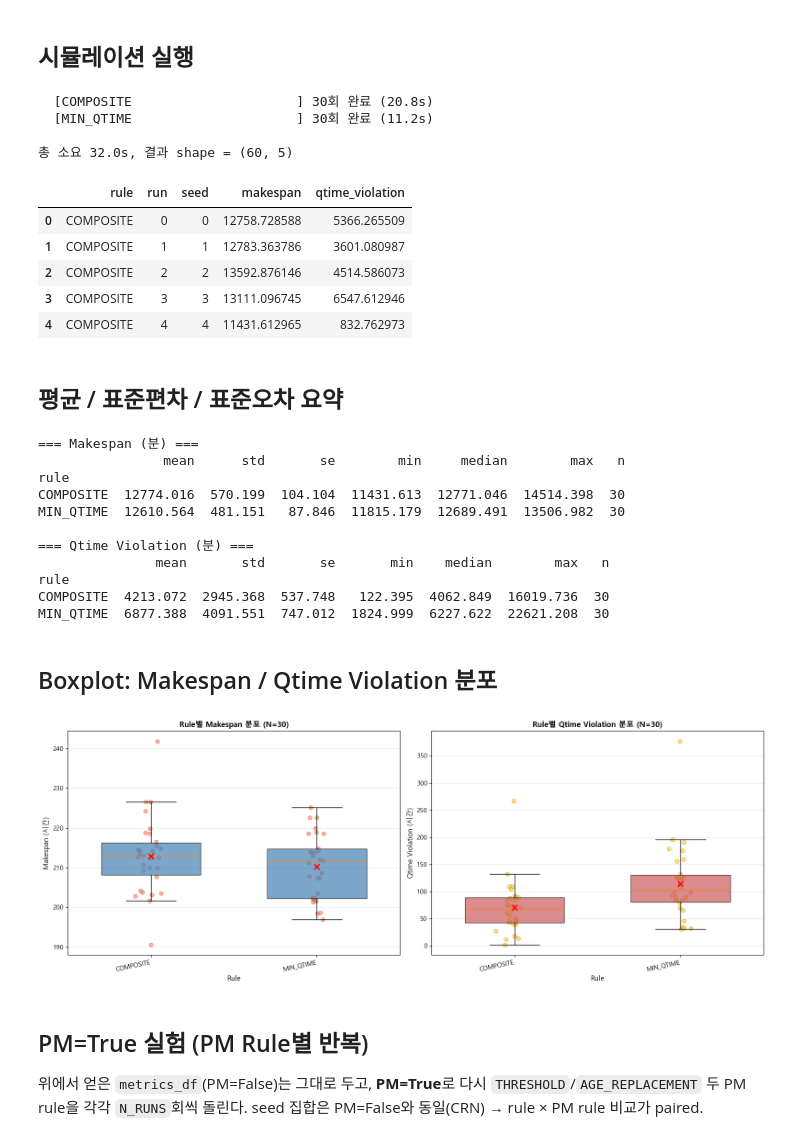
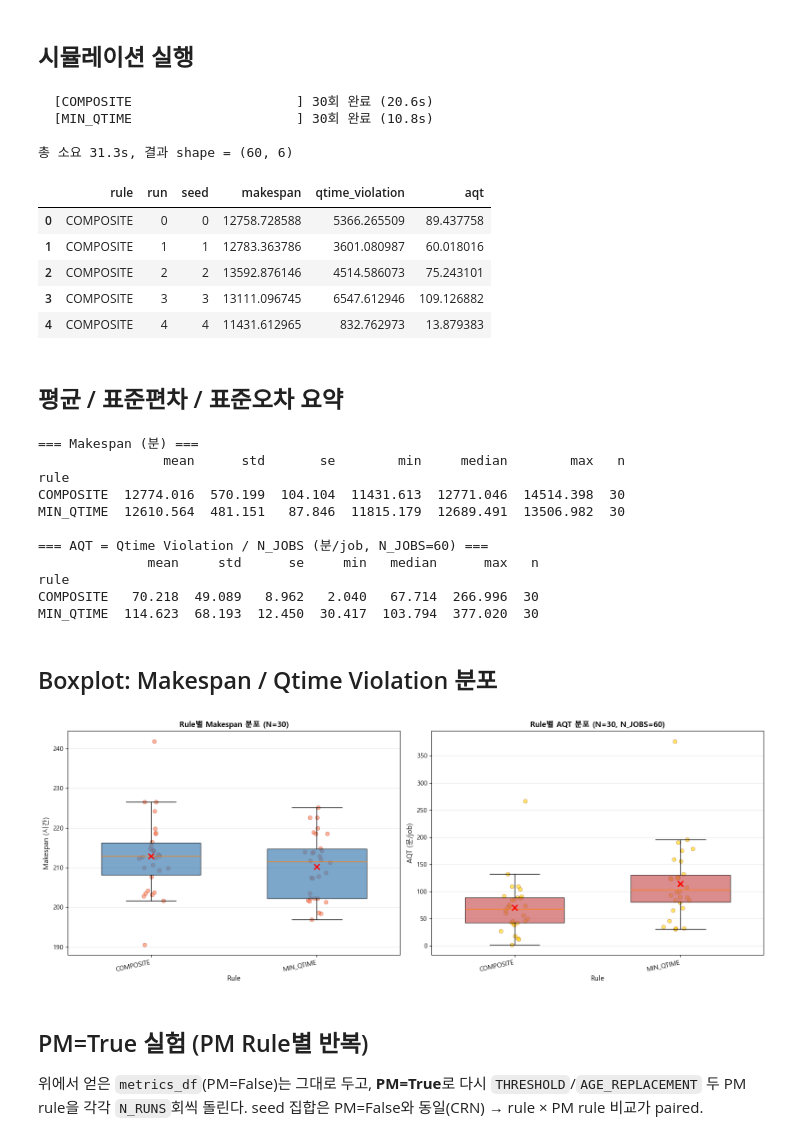
Before and after one commit to cryscham123/simulation_homework, a Jupyter notebook: result_test.ipynb, the cells around one changed output. Cells and saved outputs as stored; diff of their text form; code cells hidden in the pictures.

```diff
--- a/result_test.ipynb
+++ b/result_test.ipynb
@@ -56,6 +56,12 @@ from simulation.priority import set_transition_risk_table
 data_loader = DataLoader(BASE_DATA_PATH)
 data = data_loader.load_all_data()
 print(f"Jobs: {len(data['jobs'])} / Operations: {len(data['operations'])} / Machines: {len(data['machines'])}")
+
+# AQT 분모: data schema 기반 job 수 (grid_search / saa_evaluator와 동일 규약)
+N_JOBS = int(len(data['jobs']))
+if N_JOBS <= 0:
+    raise ValueError("data['jobs']가 비어 있어 AQT 분모를 만들 수 없다.")
+print(f"N_JOBS (AQT 분모) = {N_JOBS}")
 
 # transition 위험 테이블 로드 (없으면 γ 항 무효)
 RISK_CACHE = os.path.join('tuning', 'transition_risk.json')
@@ -116,6 +123,7 @@ def run_simulation(job_rule, composite_w, seed):
     """단일 시뮬레이션 실행 → (makespan, qtime_violation_total, transition_dict).
 
     transition_dict: {'G1->G3': violation_minutes, ...}
+    qtime_violation_total은 분 단위 총합. AQT는 호출부에서 N_JOBS로 나눠 사용.
     """
     os.environ['JOB_RULE'] = job_rule
     if job_rule == 'COMPOSITE':
@@ -166,7 +174,8 @@ for label, job_rule, composite_w in RULES:
             'run': i,
             'seed': seed,
             'makespan': mk,
-            'qtime_violation': qv,
+            'qtime_violation': qv,      # 분, 총합 (transition 분해 등 raw용)
+            'aqt': qv / N_JOBS,         # 분/job, 목적함수 단위
         })
         for trans, vio in td.items():
             records_trans.append({
@@ -184,16 +193,16 @@ metrics_trans_off = pd.DataFrame(records_trans)
 print(f"\n총 소요 {time.time()-t_start:.1f}s, 결과 shape = {metrics_df.shape}")
 metrics_df.head()
 # %% [output]
-  [COMPOSITE                     ] 30회 완료 (20.8s)
-  [MIN_QTIME                     ] 30회 완료 (11.2s)
+  [COMPOSITE                     ] 30회 완료 (20.6s)
+  [MIN_QTIME                     ] 30회 완료 (10.8s)
 
-총 소요 32.0s, 결과 shape = (60, 5)
+총 소요 31.3s, 결과 shape = (60, 6)
-|  | rule | run | seed | makespan | qtime_violation |
-| 0 | COMPOSITE | 0 | 0 | 12758.728588 | 5366.265509 |
-| 1 | COMPOSITE | 1 | 1 | 12783.363786 | 3601.080987 |
-| 2 | COMPOSITE | 2 | 2 | 13592.876146 | 4514.586073 |
-| 3 | COMPOSITE | 3 | 3 | 13111.096745 | 6547.612946 |
-| 4 | COMPOSITE | 4 | 4 | 11431.612965 | 832.762973 |
+|  | rule | run | seed | makespan | qtime_violation | aqt |
+| 0 | COMPOSITE | 0 | 0 | 12758.728588 | 5366.265509 | 89.437758 |
+| 1 | COMPOSITE | 1 | 1 | 12783.363786 | 3601.080987 | 60.018016 |
+| 2 | COMPOSITE | 2 | 2 | 13592.876146 | 4514.586073 | 75.243101 |
+| 3 | COMPOSITE | 3 | 3 | 13111.096745 | 6547.612946 | 109.126882 |
+| 4 | COMPOSITE | 4 | 4 | 11431.612965 | 832.762973 | 13.879383 |
 # %% [markdown]
 ## 평균 / 표준편차 / 표준오차 요약
 # %%
@@ -213,12 +222,12 @@ def _summarize(df, col):
     return out.reindex(order)
 
 summary_makespan = _summarize(metrics_df, 'makespan')
-summary_qv       = _summarize(metrics_df, 'qtime_violation')
+summary_aqt      = _summarize(metrics_df, 'aqt')
 
 print("=== Makespan (분) ===")
 print(summary_makespan.round(3).to_string())
-print("\n=== Qtime Violation (분) ===")
-print(summary_qv.round(3).to_string())
+print(f"\n=== AQT = Qtime Violation / N_JOBS (분/job, N_JOBS={N_JOBS}) ===")
+print(summary_aqt.round(3).to_string())
 # %% [output]
 === Makespan (분) ===
                 mean      std       se        min     median        max   n
@@ -226,47 +235,49 @@ rule
 COMPOSITE  12774.016  570.199  104.104  11431.613  12771.046  14514.398  30
 MIN_QTIME  12610.564  481.151   87.846  11815.179  12689.491  13506.982  30
 
-=== Qtime Violation (분) ===
-               mean       std       se       min    median        max   n
+=== AQT = Qtime Violation / N_JOBS (분/job, N_JOBS=60) ===
+              mean     std      se     min   median      max   n
 rule
-COMPOSITE  4213.072  2945.368  537.748   122.395  4062.849  16019.736  30
-MIN_QTIME  6877.388  4091.551  747.012  1824.999  6227.622  22621.208  30
+COMPOSITE   70.218  49.089   8.962   2.040   67.714  266.996  30
+MIN_QTIME  114.623  68.193  12.450  30.417  103.794  377.020  30
 # %% [markdown]
 ## Boxplot: Makespan / Qtime Violation 분포
 # %%
 rule_labels = [r[0] for r in RULES]
 
-def _draw_box(ax, col, ylabel, title, box_color='steelblue', dot_color='coral'):
-    # 내부 단위는 분. 시각화는 시간(H)으로 변환.
-    box_data = [metrics_df[metrics_df['rule'] == lab][col].values / 60.0
+def _draw_box(ax, col, ylabel, title, box_color='steelblue', dot_color='coral',
+              unit_div=60.0):
+    # 내부 단위는 분. unit_div로 시간(60) 또는 다른 단위 변환.
+    box_data = [metrics_df[metrics_df['rule'] == lab][col].values / unit_div
                 for lab in rule_labels]
     bp = ax.boxplot(box_data, tick_labels=rule_labels, patch_artist=True,
                     widths=0.6, showfliers=False)
     for patch in bp['boxes']:
         patch.set_facecolor(box_color)
         patch.set_alpha(0.7)
     for i, vals in enumerate(box_data):
         x_jit = [i + 1 + np.random.normal(0, 0.04) for _ in vals]
         ax.scatter(x_jit, vals, alpha=0.6, s=40, color=dot_color,
                    edgecolors='darkred', linewidth=0.4)
         ax.plot(i + 1, np.mean(vals), marker='x', markersize=8,
                 markeredgewidth=2, color='red', zorder=5)
     ax.set_xlabel('Rule', fontsize=11)
     ax.set_ylabel(ylabel, fontsize=11)
     ax.set_title(title, fontsize=12, fontweight='bold')
     ax.grid(True, alpha=0.3, axis='y')
     plt.setp(ax.get_xticklabels(), rotation=12, ha='right')
 
 fig, axes = plt.subplots(1, 2, figsize=(16, 6))
 _draw_box(axes[0], 'makespan', 'Makespan (시간)',
           f'Rule별 Makespan 분포 (N={N_RUNS})')
-_draw_box(axes[1], 'qtime_violation', 'Qtime Violation (시간)',
-          f'Rule별 Qtime Violation 분포 (N={N_RUNS})',
-          box_color='indianred', dot_color='gold')
+# AQT는 분/job. 시각화 단위는 분/job 그대로 (unit_div=1.0)
+_draw_box(axes[1], 'aqt', 'AQT (분/job)',
+          f'Rule별 AQT 분포 (N={N_RUNS}, N_JOBS={N_JOBS})',
+          box_color='indianred', dot_color='gold', unit_div=1.0)
 plt.tight_layout()
 plt.show()
 # %% [output]
-[figure, old version]
+[figure, new version]
 # %% [markdown]
 ## PM=True 실험 (PM Rule별 반복)
 
```
Also changed, not shown: parts of 3 cells of this notebook, 4 other files.
